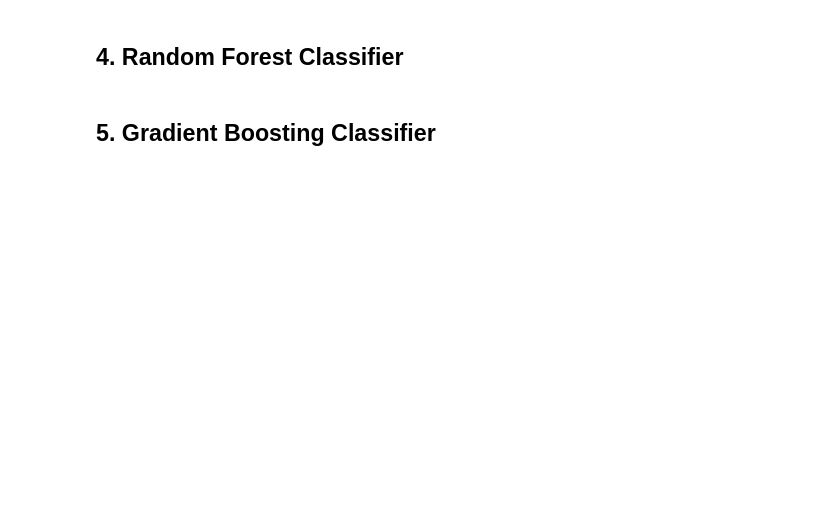
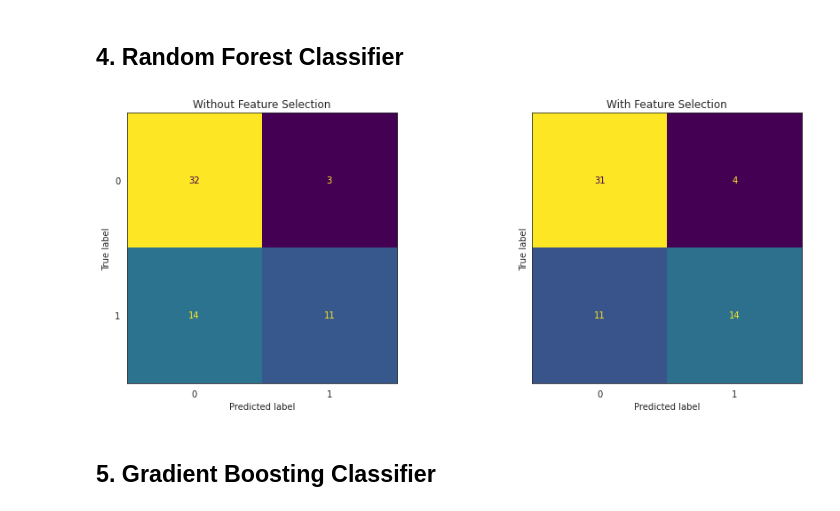
Before and after one commit to RolandSherwin/heart-failure-prediction, a Jupyter notebook: main.ipynb, the cells around one changed output. Saved outputs shown, nothing was run; the diff lists cells and outputs as text; code cells hidden in the pictures; blank space fills up the shorter version.

```diff
--- a/main.ipynb
+++ b/main.ipynb
@@ -504,3 +482,14 @@ print_test_scores(rf_best)
+# %%
+rf = RandomForestClassifier(random_state=RANDOM_STATE)
+rf_parameters = {
+    'criterion': ['gini'],
+    'max_depth': [4,5,6],
+    'n_estimators': [75,100,125],
+    'max_leaf_nodes': [5, None]
+}
+predictor.main_wrapper(rf, rf_parameters, "Random Forst Classifier")
+# %% [output]
+[figure, added]
 # %% [markdown]
 ## 5. Gradient Boosting Classifier
 # %%
```
Also changed, not shown: parts of 14 cells of this notebook.
